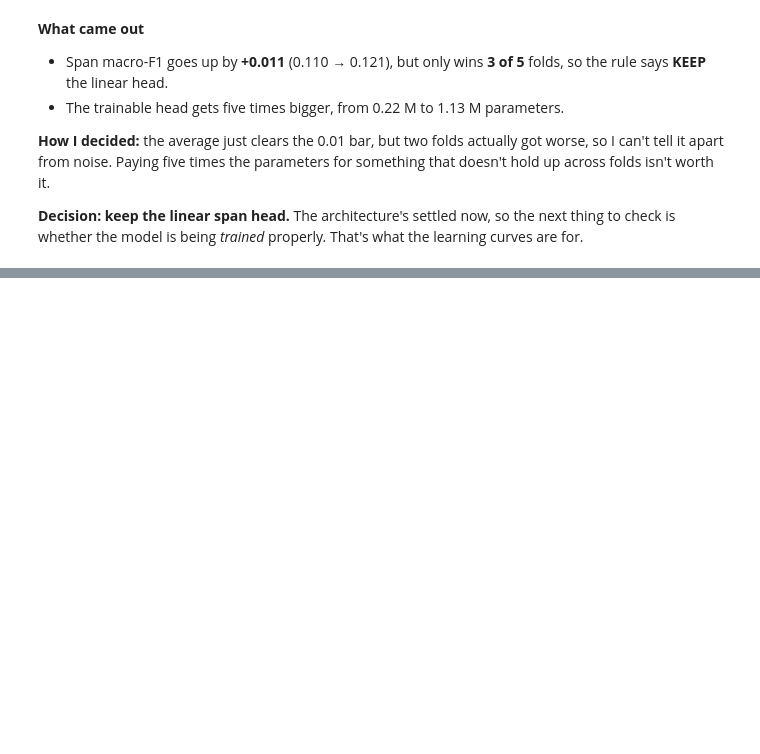
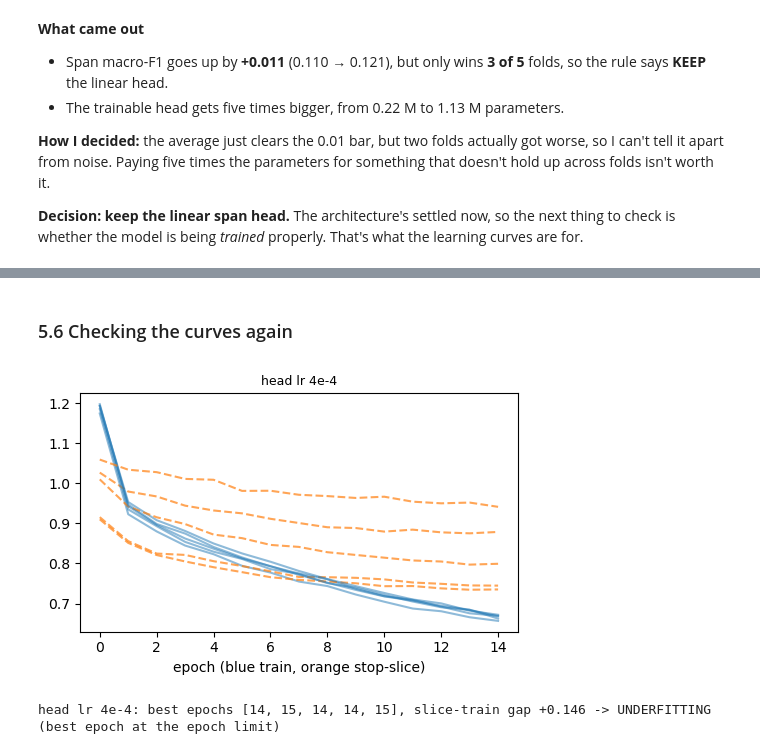
Before and after one commit to sridharsrinathrmit/DL-2026-A2, a Jupyter notebook: s4182099-A2.ipynb, the cells around one changed output, grey strips where cells are left out. Saved outputs shown, nothing was run; the diff lists cells and outputs as text; code cells hidden in the pictures; blank space fills up the shorter version.

```diff
--- a/s4182099-A2.ipynb
+++ b/s4182099-A2.ipynb
@@ -702,0 +752,8 @@ if np.mean(cur['fold_span']) < np.mean(cur['fold_macro']):    # trigger from the
+# %% [markdown]
+### 5.6 Checking the curves again
+# %%
+plot_curves([BEST])
+verdict = diagnose(BEST)
+# %% [output]
+[figure, added]
+head lr 4e-4: best epochs [14, 15, 14, 14, 15], slice-train gap +0.146 -> UNDERFITTING (best epoch at the epoch limit)
```
Also changed, not shown: parts of 39 cells of this notebook.
